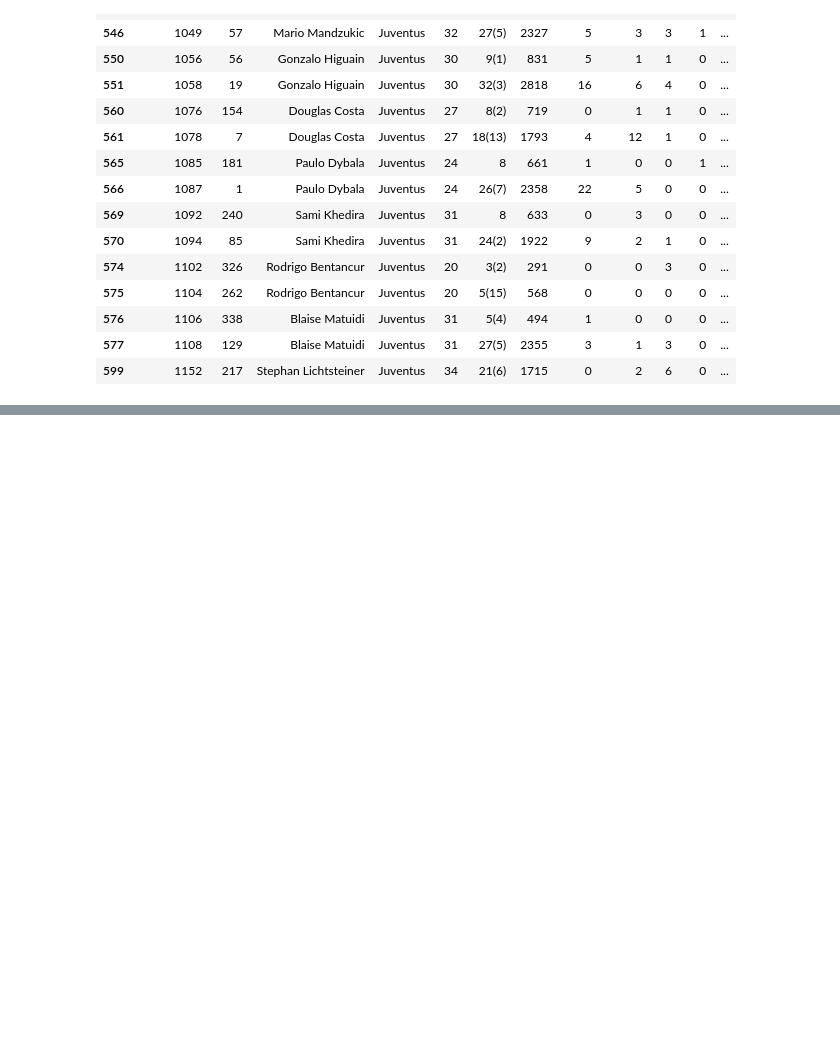
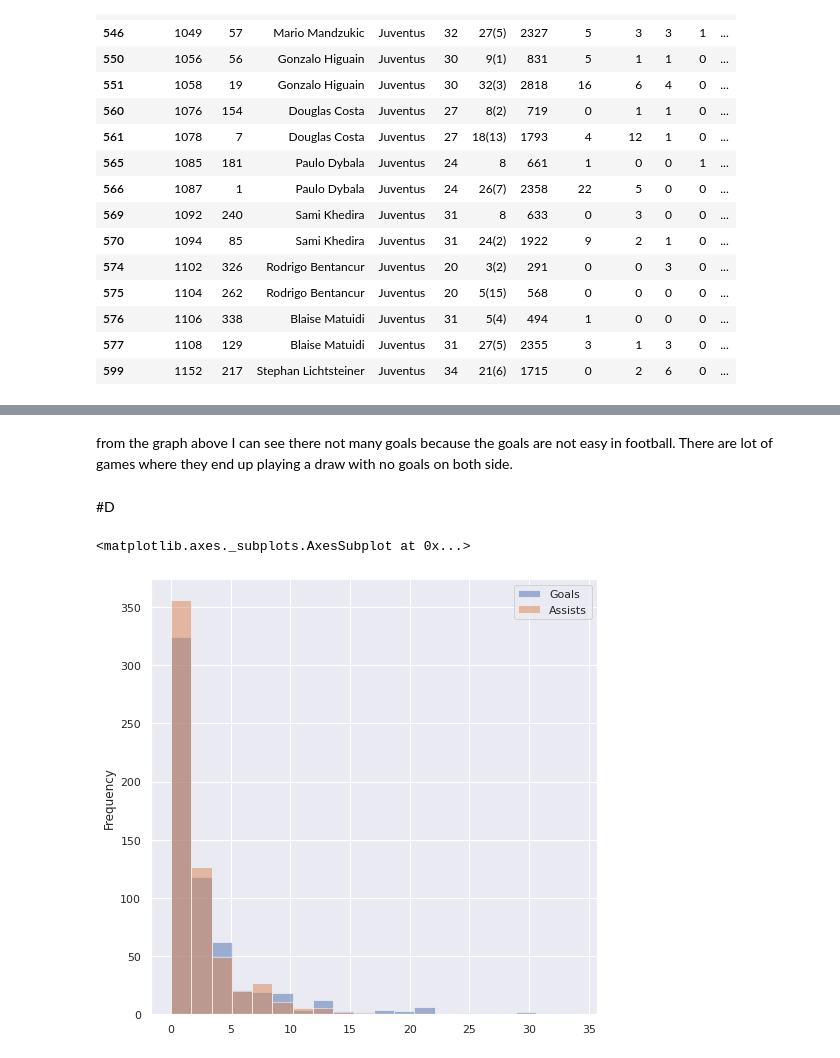
Before and after one commit to anjilakarkigit/dataVisualization, a Jupyter notebook: Exam3.ipynb, the cells around one changed output, grey strips where cells are left out. Saved outputs shown, nothing was run; the diff lists cells and outputs as text; code cells hidden in the pictures; blank space fills up the shorter version.

```diff
--- a/Exam3.ipynb
+++ b/Exam3.ipynb
@@ -62,0 +80,9 @@ So, here are some stats of different Juventus player.There are two players that
+# %% [markdown]
+from the graph above I can see there not many goals because the goals are not easy in football. There are lot of games where they end up playing a draw with no goals on both side.
+# %% [markdown]
+#D
+# %%
+df[['Goals','Assists']].plot.hist(alpha = 0.5, bins = 20)
+# %% [output]
+<matplotlib.axes._subplots.AxesSubplot at 0x...>
+[figure, added]
```
Also changed, not shown: parts of 26 cells of this notebook.
